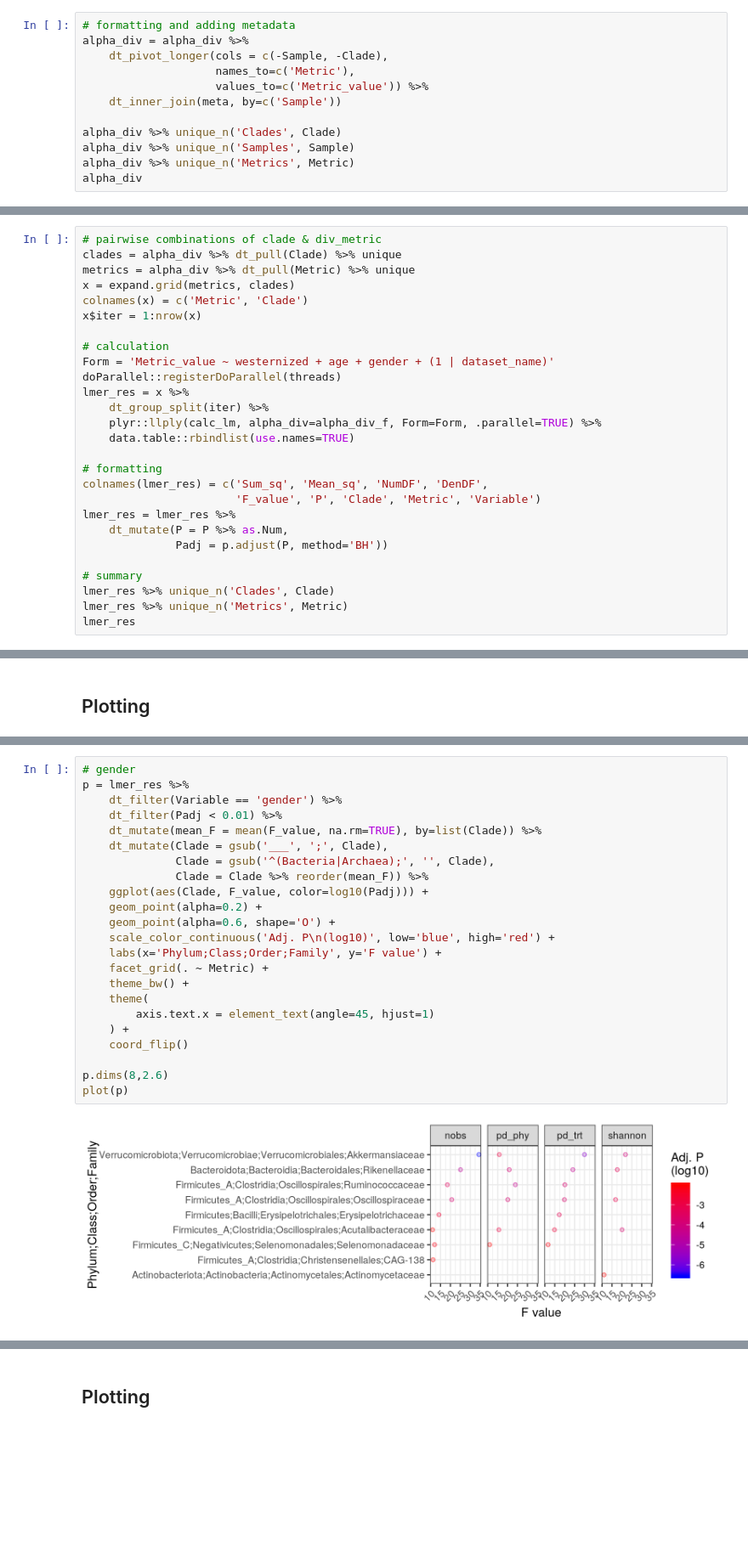
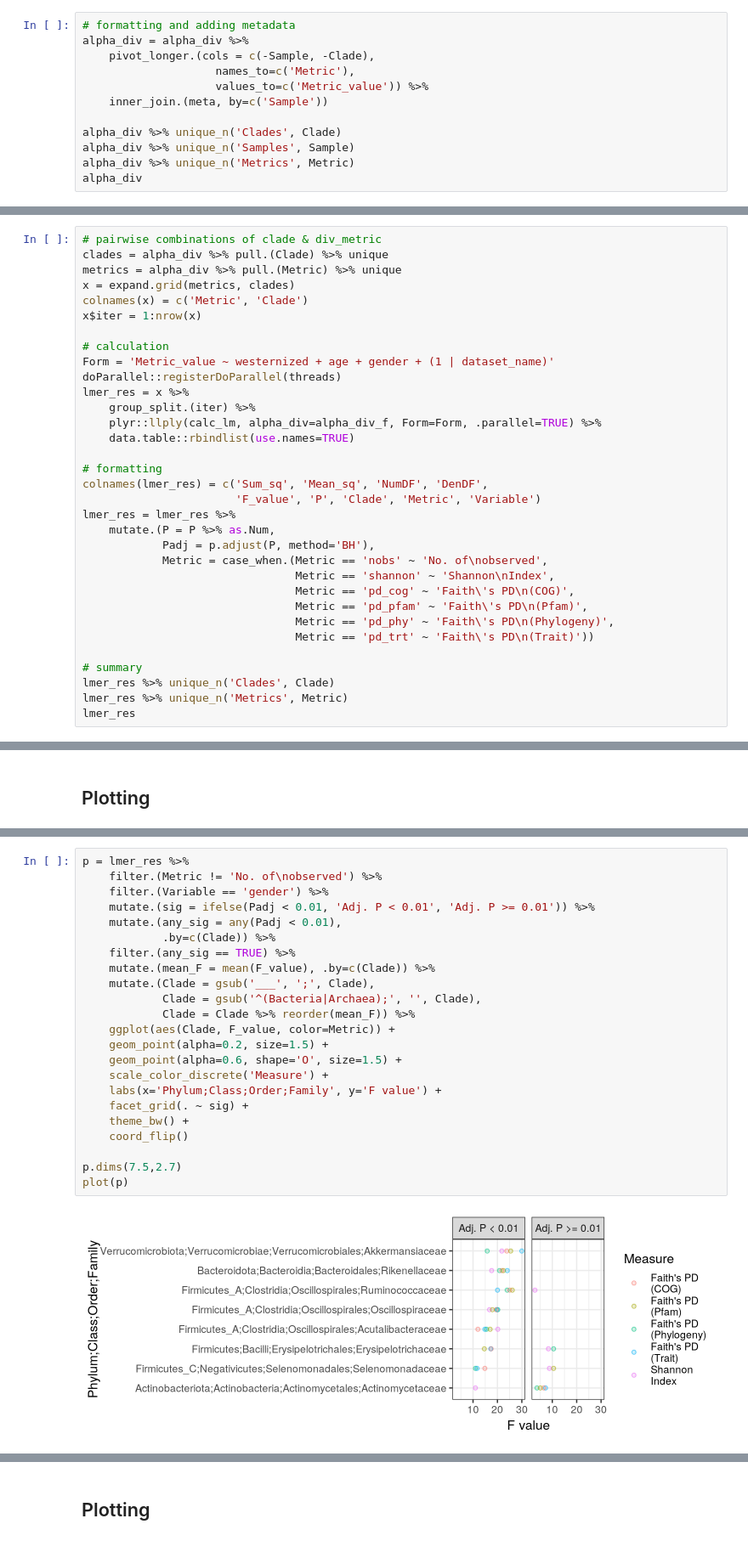
Before and after one commit to leylabmpi/global_metagenome_diversity, a Jupyter notebook: notebooks/02_comm_diversity/05_alpha_div_by-clade.ipynb, the cells around one changed output, grey strips where cells are left out. Shown at 85% size. Drawn from its saved outputs; the diff is of its cells as text; blank space fills up the shorter version.

```diff
--- a/notebooks/02_comm_diversity/05_alpha_div_by-clade.ipynb
+++ b/notebooks/02_comm_diversity/05_alpha_div_by-clade.ipynb
@@ -324,10 +368,10 @@ A data.table: 308766 × 6
 # %%
 # formatting and adding metadata
 alpha_div = alpha_div %>%
-    dt_pivot_longer(cols = c(-Sample, -Clade),
+    pivot_longer.(cols = c(-Sample, -Clade),
                     names_to=c('Metric'),
                     values_to=c('Metric_value')) %>%
-    dt_inner_join(meta, by=c('Sample'))
+    inner_join.(meta, by=c('Sample'))
 
 alpha_div %>% unique_n('Clades', Clade)
 alpha_div %>% unique_n('Samples', Sample)
@@ -527,8 +569,8 @@ No. of unique datasets: 33
 No. of unique datasets: 17
 # %%
 # pairwise combinations of clade & div_metric
-clades = alpha_div %>% dt_pull(Clade) %>% unique
-metrics = alpha_div %>% dt_pull(Metric) %>% unique
+clades = alpha_div %>% pull.(Clade) %>% unique
+metrics = alpha_div %>% pull.(Metric) %>% unique
 x = expand.grid(metrics, clades)
 colnames(x) = c('Metric', 'Clade')
 x$iter = 1:nrow(x)
@@ -537,7 +579,7 @@ x$iter = 1:nrow(x)
 Form = 'Metric_value ~ westernized + age + gender + (1 | dataset_name)'
 doParallel::registerDoParallel(threads)
 lmer_res = x %>%
-    dt_group_split(iter) %>%
+    group_split.(iter) %>%
     plyr::llply(calc_lm, alpha_div=alpha_div_f, Form=Form, .parallel=TRUE) %>%
     data.table::rbindlist(use.names=TRUE)
 
@@ -545,8 +587,14 @@ lmer_res = x %>%
 colnames(lmer_res) = c('Sum_sq', 'Mean_sq', 'NumDF', 'DenDF',
                        'F_value', 'P', 'Clade', 'Metric', 'Variable')
 lmer_res = lmer_res %>%
-    dt_mutate(P = P %>% as.Num,
-              Padj = p.adjust(P, method='BH'))
+    mutate.(P = P %>% as.Num,
+            Padj = p.adjust(P, method='BH'),
+            Metric = case_when.(Metric == 'nobs' ~ 'No. of\nobserved',
+                                Metric == 'shannon' ~ 'Shannon\nIndex',
+                                Metric == 'pd_cog' ~ 'Faith\'s PD\n(COG)',
+                                Metric == 'pd_pfam' ~ 'Faith\'s PD\n(Pfam)',
+                                Metric == 'pd_phy' ~ 'Faith\'s PD\n(Phylogeny)',
+                                Metric == 'pd_trt' ~ 'Faith\'s PD\n(Trait)'))
 
 # summary
 lmer_res %>% unique_n('Clades', Clade)
@@ -643,25 +709,25 @@ plot(p)
 # %%
-# gender
 p = lmer_res %>%
-    dt_filter(Variable == 'gender') %>%
-    dt_filter(Padj < 0.01) %>%
-    dt_mutate(mean_F = mean(F_value, na.rm=TRUE), by=list(Clade)) %>%
-    dt_mutate(Clade = gsub('___', ';', Clade),
-              Clade = gsub('^(Bacteria|Archaea);', '', Clade),
-              Clade = Clade %>% reorder(mean_F)) %>%
-    ggplot(aes(Clade, F_value, color=log10(Padj))) +
-    geom_point(alpha=0.2) +
-    geom_point(alpha=0.6, shape='O') +
-    scale_color_continuous('Adj. P\n(log10)', low='blue', high='red') +
+    filter.(Metric != 'No. of\nobserved') %>%
+    filter.(Variable == 'gender') %>%
+    mutate.(sig = ifelse(Padj < 0.01, 'Adj. P < 0.01', 'Adj. P >= 0.01')) %>%
+    mutate.(any_sig = any(Padj < 0.01),
+            .by=c(Clade)) %>%
+    filter.(any_sig == TRUE) %>%
+    mutate.(mean_F = mean(F_value), .by=c(Clade)) %>%
+    mutate.(Clade = gsub('___', ';', Clade),
+            Clade = gsub('^(Bacteria|Archaea);', '', Clade),
+            Clade = Clade %>% reorder(mean_F)) %>%
+    ggplot(aes(Clade, F_value, color=Metric)) +
+    geom_point(alpha=0.2, size=1.5) +
+    geom_point(alpha=0.6, shape='O', size=1.5) +
+    scale_color_discrete('Measure') +
     labs(x='Phylum;Class;Order;Family', y='F value') +
-    facet_grid(. ~ Metric) +
+    facet_grid(. ~ sig) +
     theme_bw() +
-    theme(
-        axis.text.x = element_text(angle=45, hjust=1)
-    ) +
     coord_flip()
 
-p.dims(8,2.6)
+p.dims(7.5,2.7)
 plot(p)
 # %% [output]
-[figure, old version]
+[figure, new version]
```
Also changed, not shown: parts of 52 cells of this notebook, 20 other files.
